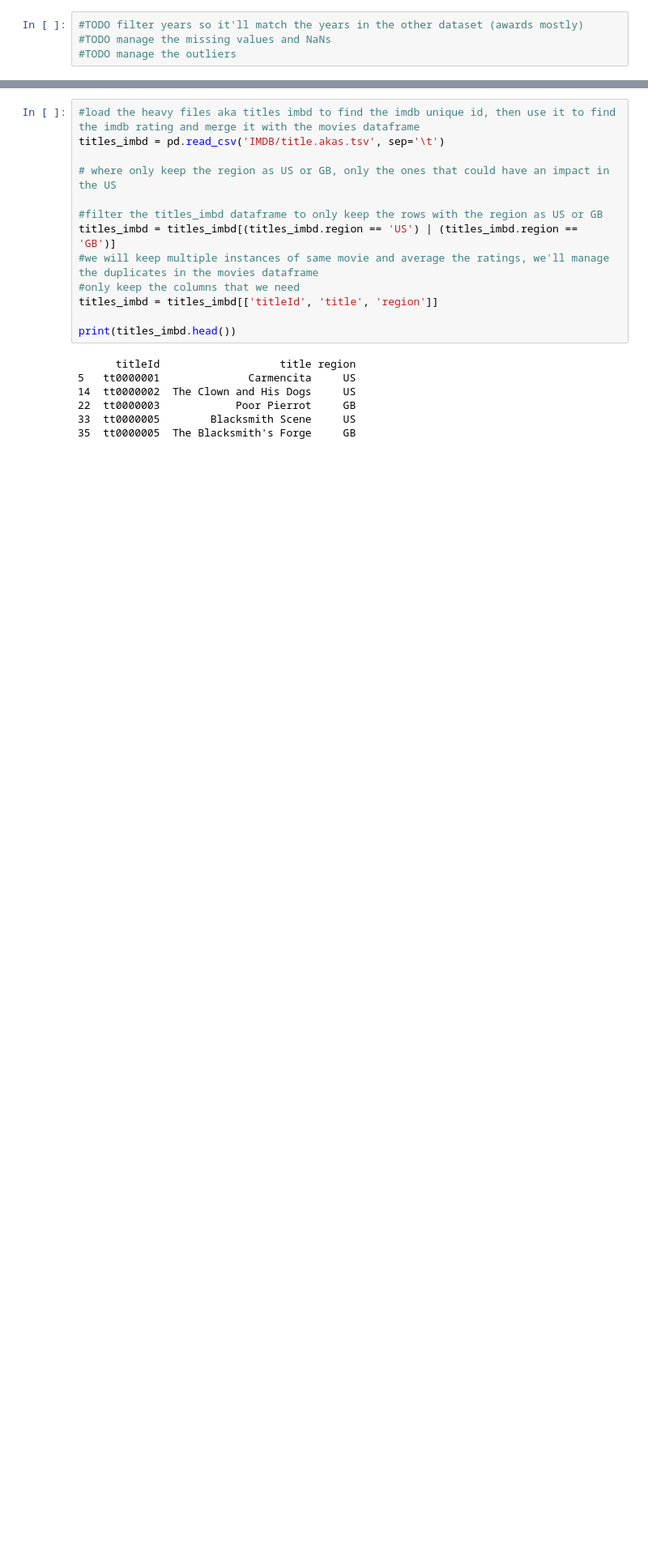
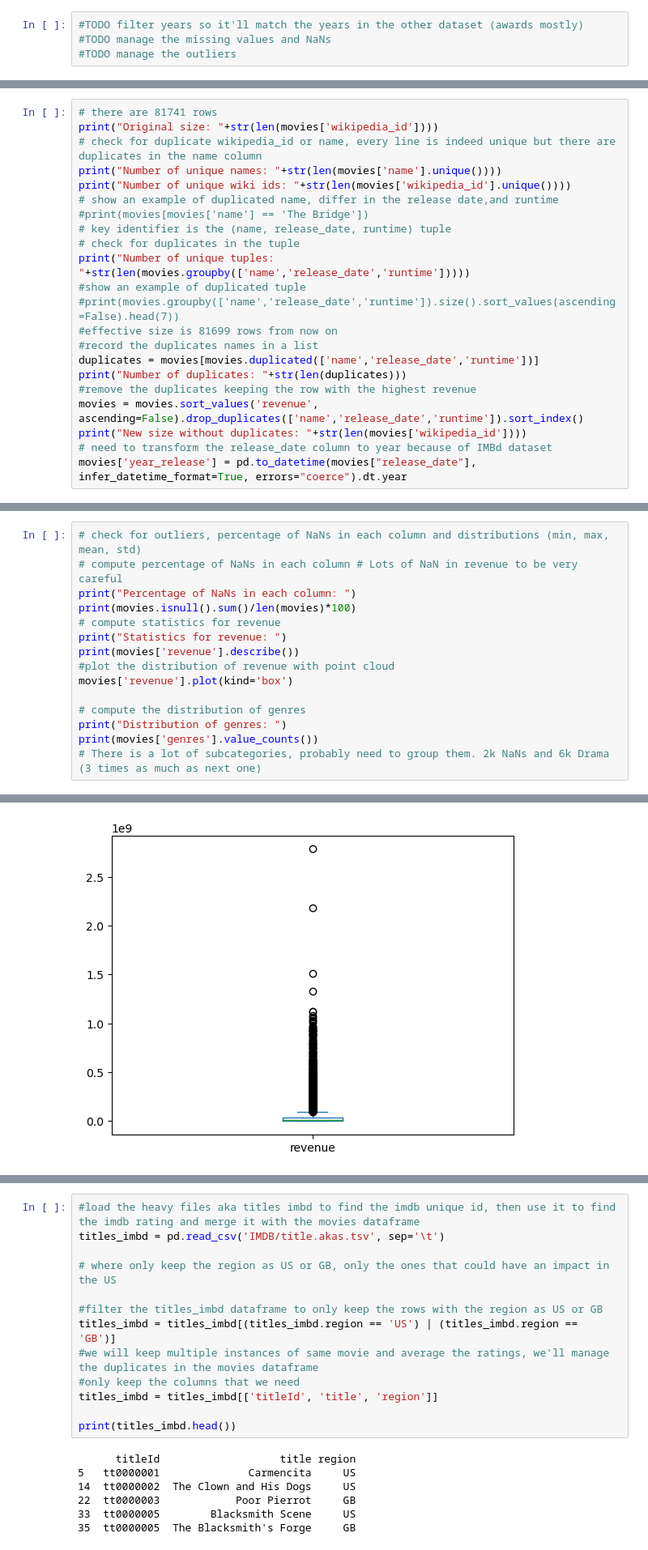
Before and after one commit to epfl-ada/ada-2023-project-shinebrightlikeadamon, a Jupyter notebook: data_cleaning.ipynb, the cells around one changed output, grey strips where cells are left out. Shown at 81% size. Cells and saved outputs as stored; diff of their text form; blank space fills up the shorter version.

```diff
--- a/data_cleaning.ipynb
+++ b/data_cleaning.ipynb
@@ -26,0 +27,22 @@ Intel MKL WARNING: Support of Intel(R) Streaming SIMD Extensions 4.2 (Intel(R) S
+# %%
+# there are 81741 rows
+print("Original size: "+str(len(movies['wikipedia_id'])))
+# check for duplicate wikipedia_id or name, every line is indeed unique but there are duplicates in the name column
+print("Number of unique names: "+str(len(movies['name'].unique())))
+print("Number of unique wiki ids: "+str(len(movies['wikipedia_id'].unique())))
+# show an example of duplicated name, differ in the release date,and runtime
+#print(movies[movies['name'] == 'The Bridge'])
+# key identifier is the (name, release_date, runtime) tuple
+# check for duplicates in the tuple
+print("Number of unique tuples: "+str(len(movies.groupby(['name','release_date','runtime']))))
+#show an example of duplicated tuple
+#print(movies.groupby(['name','release_date','runtime']).size().sort_values(ascending=False).head(7))
+#effective size is 81699 rows from now on
+#record the duplicates names in a list
+duplicates = movies[movies.duplicated(['name','release_date','runtime'])]
+print("Number of duplicates: "+str(len(duplicates)))
+#remove the duplicates keeping the row with the highest revenue
+movies = movies.sort_values('revenue', ascending=False).drop_duplicates(['name','release_date','runtime']).sort_index()
+print("New size without duplicates: "+str(len(movies['wikipedia_id'])))
+# need to transform the release_date column to year because of IMBd dataset
+movies['year_release'] = pd.to_datetime(movies["release_date"], infer_datetime_format=True, errors="coerce").dt.year
@@ -26,0 +56,16 @@ Intel MKL WARNING: Support of Intel(R) Streaming SIMD Extensions 4.2 (Intel(R) S
+# %%
+# check for outliers, percentage of NaNs in each column and distributions (min, max, mean, std)
+# compute percentage of NaNs in each column # Lots of NaN in revenue to be very careful
+print("Percentage of NaNs in each column: ")
+print(movies.isnull().sum()/len(movies)*100)
+# compute statistics for revenue
+print("Statistics for revenue: ")
+print(movies['revenue'].describe())
+#plot the distribution of revenue with point cloud
+movies['revenue'].plot(kind='box')
+
+# compute the distribution of genres
+print("Distribution of genres: ")
+print(movies['genres'].value_counts())
+# There is a lot of subcategories, probably need to group them. 2k NaNs and 6k Drama (3 times as much as next one)
+# %% [output]
@@ -26,0 +89 @@ Intel MKL WARNING: Support of Intel(R) Streaming SIMD Extensions 4.2 (Intel(R) S
+[figure, added]
```
Also changed, not shown: parts of 21 cells of this notebook.
